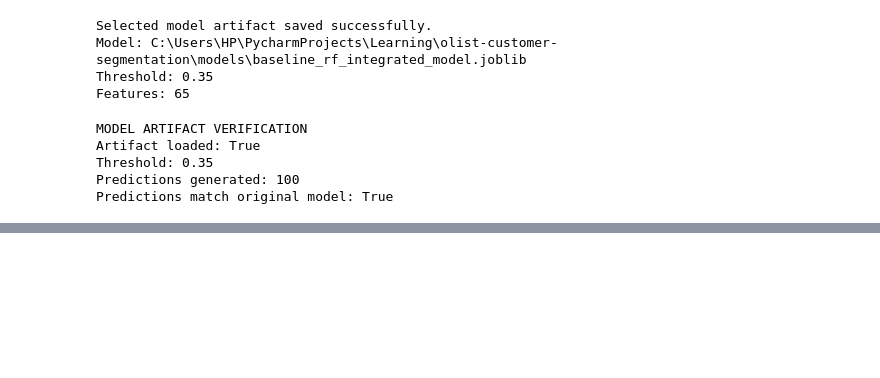
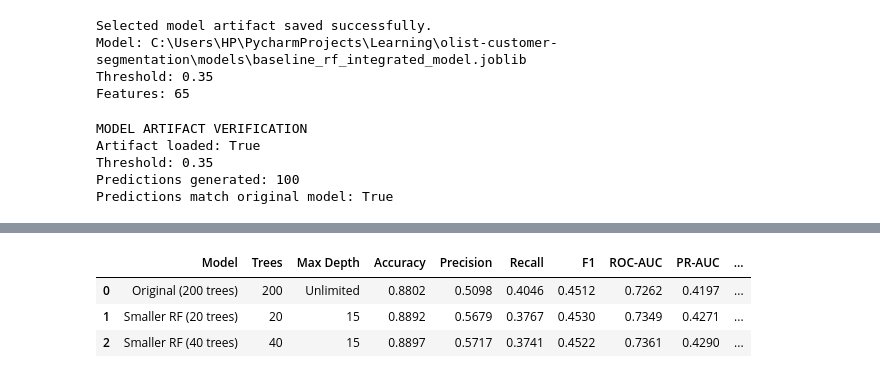
Before and after one commit to Opeheh1/olist-customer-segmentation, a Jupyter notebook: notebooks/model_development.ipynb, the cells around one changed output, grey strips where cells are left out. Saved outputs shown, nothing was run; the diff lists cells and outputs as text; code cells hidden in the pictures; blank space fills up the shorter version.

Commit message:
Update model development and evaluation

```diff
--- a/notebooks/model_development.ipynb
+++ b/notebooks/model_development.ipynb
@@ -9310,3 +8342,94 @@ Artifact loaded: True
 Threshold: 0.35
 Predictions generated: 100
 Predictions match original model: True
+# %%
+
+# ============================================================
+# TEST SMALLER RANDOM FOREST MODELS FOR API DEPLOYMENT
+# Uses validation data only; original model remains unchanged.
+# ============================================================
+
+import numpy as np
+import pandas as pd
+from sklearn.ensemble import RandomForestClassifier
+from sklearn.metrics import (
+    accuracy_score, precision_score, recall_score,
+    f1_score, roc_auc_score, average_precision_score
+)
+
+THRESHOLD = 0.35
+results = []
+
+# Evaluate the original model as the baseline
+baseline_probabilities = baseline_rf.predict_proba(X_val_processed)[:, 1]
+baseline_predictions = (baseline_probabilities >= THRESHOLD).astype(int)
+
+results.append({
+    "Model": "Original (200 trees)",
+    "Trees": 200,
+    "Max Depth": "Unlimited",
+    "Accuracy": accuracy_score(y_val, baseline_predictions),
+    "Precision": precision_score(y_val, baseline_predictions, zero_division=0),
+    "Recall": recall_score(y_val, baseline_predictions, zero_division=0),
+    "F1": f1_score(y_val, baseline_predictions, zero_division=0),
+    "ROC-AUC": roc_auc_score(y_val, baseline_probabilities),
+    "PR-AUC": average_precision_score(y_val, baseline_probabilities)
+})
+
+# Train smaller alternatives using the same training data
+for tree_count in [20, 40]:
+
+    print(f"\nTraining candidate with {tree_count} trees...")
+
+    candidate = RandomForestClassifier(
+        n_estimators=tree_count,
+        max_depth=15,
+        min_samples_split=10,
+        min_samples_leaf=5,
+        class_weight=None,
+        random_state=42,
+        n_jobs=2
+    )
+
+    candidate.fit(X_train_processed, y_train)
+
+    probabilities = candidate.predict_proba(X_val_processed)[:, 1]
+    predictions = (probabilities >= THRESHOLD).astype(int)
+
+    # Estimate memory occupied by the fitted tree arrays
+    tree_memory = sum(
+        sum(
+            getattr(est.tree_, attribute).nbytes
+            for attribute in [
+                "children_left", "children_right", "feature",
+                "threshold", "impurity", "n_node_samples",
+                "weighted_n_node_samples"
+            ]
+        )
+        for est in candidate.estimators_
+    )
+
+    results.append({
+        "Model": f"Smaller RF ({tree_count} trees)",
+        "Trees": tree_count,
+        "Max Depth": 15,
+        "Accuracy": accuracy_score(y_val, predictions),
+        "Precision": precision_score(y_val, predictions, zero_division=0),
+        "Recall": recall_score(y_val, predictions, zero_division=0),
+        "F1": f1_score(y_val, predictions, zero_division=0),
+        "ROC-AUC": roc_auc_score(y_val, probabilities),
+        "PR-AUC": average_precision_score(y_val, probabilities),
+        "Tree Memory (MB)": round(tree_memory / (1024 ** 2), 2)
+    })
+
+    # Keep candidates available in the notebook for further testing
+    if tree_count == 20:
+        candidate_rf_20 = candidate
+    else:
+        candidate_rf_40 = candidate
+
+# Display comparison
+comparison = pd.DataFrame(results)
+print("\nVALIDATION PERFORMANCE COMPARISON")
+display(comparison.round(4))
+# %% [output]
@@ -9312,0 +8441,4 @@ Predictions match original model: True
+|  | Model | Trees | Max Depth | Accuracy | Precision | Recall | F1 | ROC-AUC | PR-AUC | ... |
+| 0 | Original (200 trees) | 200 | Unlimited | 0.8802 | 0.5098 | 0.4046 | 0.4512 | 0.7262 | 0.4197 | ... |
+| 1 | Smaller RF (20 trees) | 20 | 15 | 0.8892 | 0.5679 | 0.3767 | 0.4530 | 0.7349 | 0.4271 | ... |
+| 2 | Smaller RF (40 trees) | 40 | 15 | 0.8897 | 0.5717 | 0.3741 | 0.4522 | 0.7361 | 0.4290 | ... |
```
Also changed, not shown: parts of 89 cells of this notebook.
